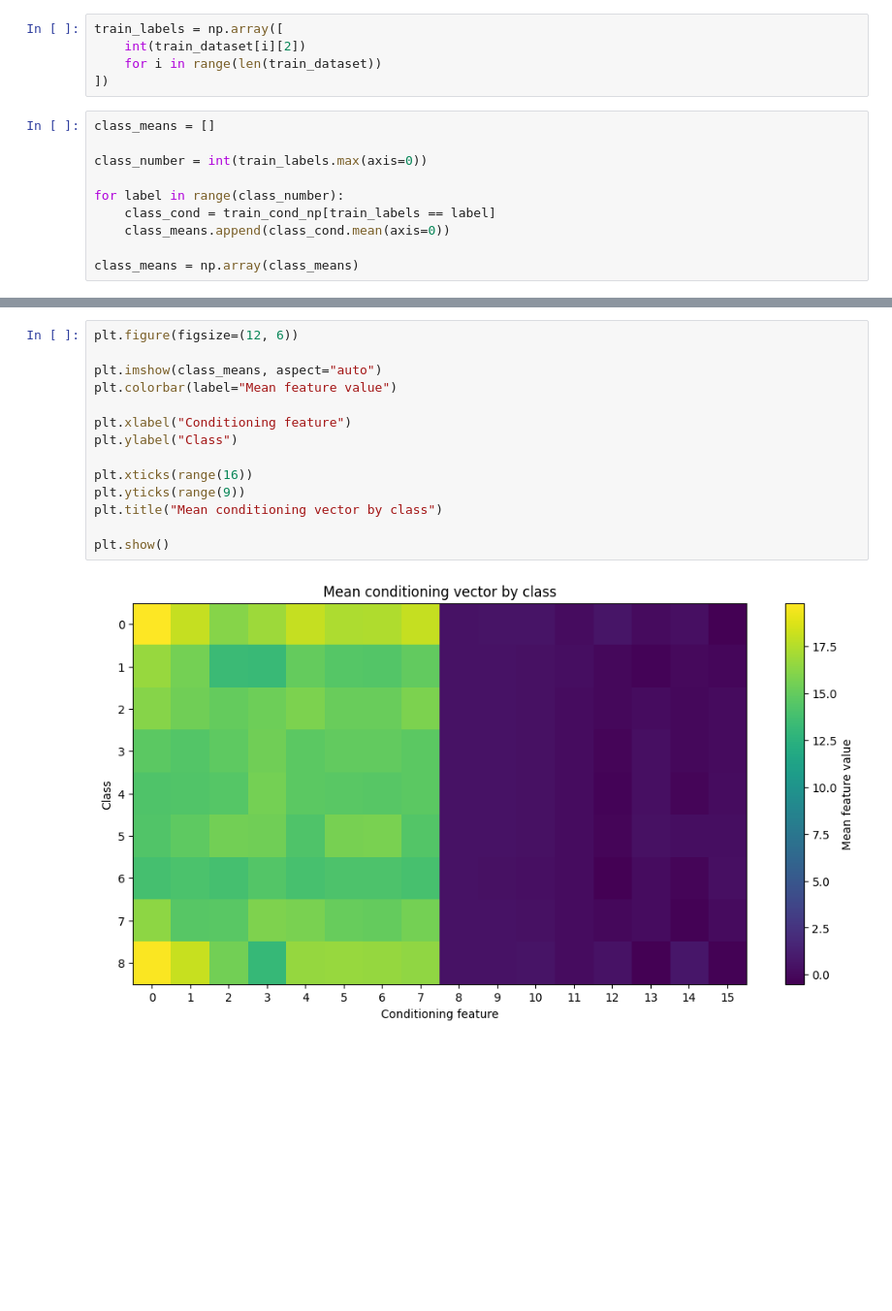
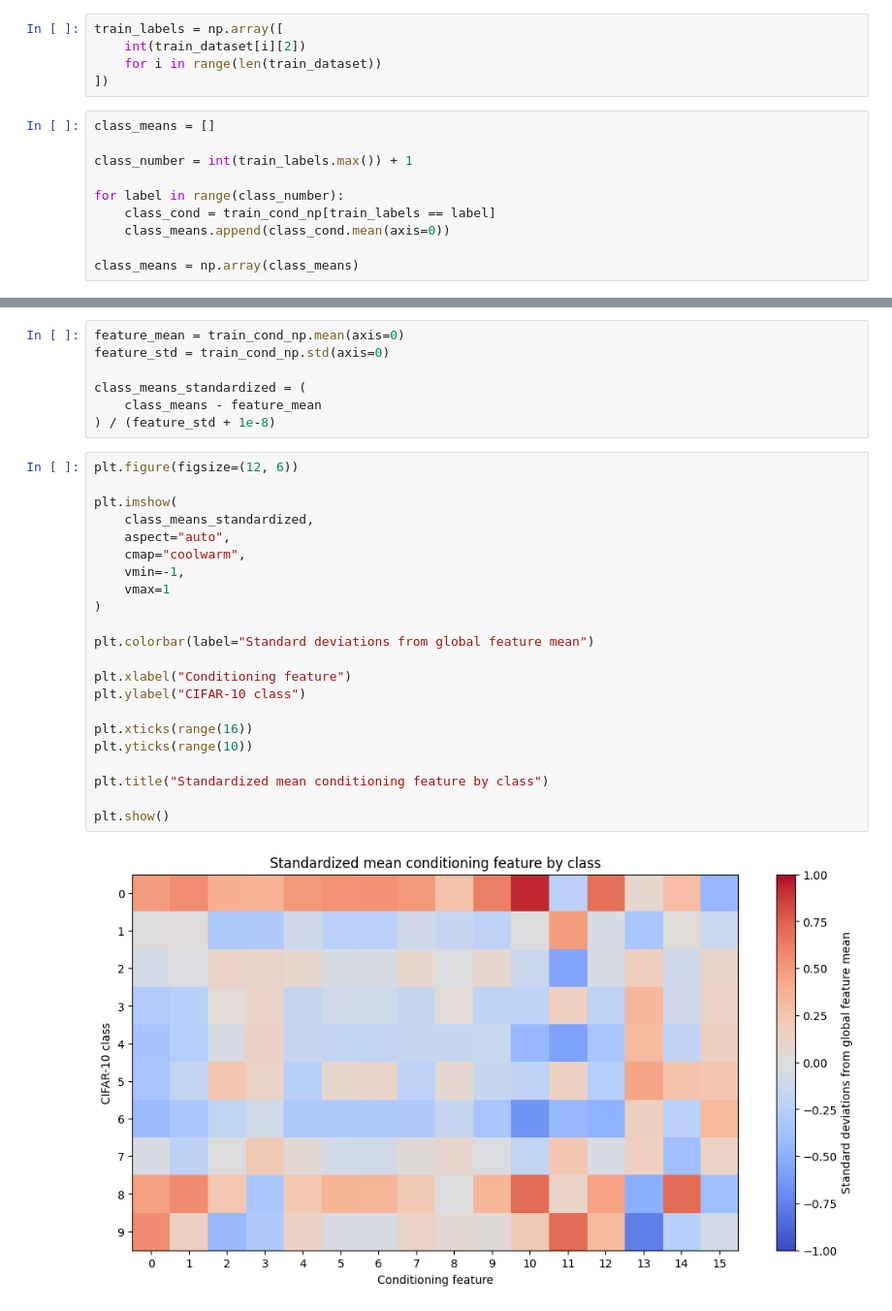
Before and after one commit to GoharKhachatryan/GenAI_project, a Jupyter notebook: notebooks/01_conditioning_exploration.ipynb, the cells around one changed output, grey strips where cells are left out. Shown at 97% size. Drawn from its saved outputs; the diff is of its cells as text; blank space fills up the shorter version.

```diff
--- a/notebooks/01_conditioning_exploration.ipynb
+++ b/notebooks/01_conditioning_exploration.ipynb
@@ -160,7 +170,7 @@ train_labels = np.array([
 # %%
 class_means = []
 
-class_number = int(train_labels.max(axis=0))
+class_number = int(train_labels.max()) + 1
 
 for label in range(class_number):
     class_cond = train_cond_np[train_labels == label]
@@ -174,16 +184,31 @@ class_means.shape
+# %%
+feature_mean = train_cond_np.mean(axis=0)
+feature_std = train_cond_np.std(axis=0)
+
+class_means_standardized = (
+    class_means - feature_mean
+) / (feature_std + 1e-8)
 # %%
 plt.figure(figsize=(12, 6))
 
-plt.imshow(class_means, aspect="auto")
-plt.colorbar(label="Mean feature value")
+plt.imshow(
+    class_means_standardized,
+    aspect="auto",
+    cmap="coolwarm",
+    vmin=-1,
+    vmax=1
+)
+
+plt.colorbar(label="Standard deviations from global feature mean")
 
 plt.xlabel("Conditioning feature")
-plt.ylabel("Class")
+plt.ylabel("CIFAR-10 class")
 
 plt.xticks(range(16))
-plt.yticks(range(9))
-plt.title("Mean conditioning vector by class")
+plt.yticks(range(10))
+
+plt.title("Standardized mean conditioning feature by class")
 
 plt.show()
 # %% [output]
-[figure, old version]
+[figure, new version]
```
Also changed, not shown: parts of 9 cells of this notebook.
